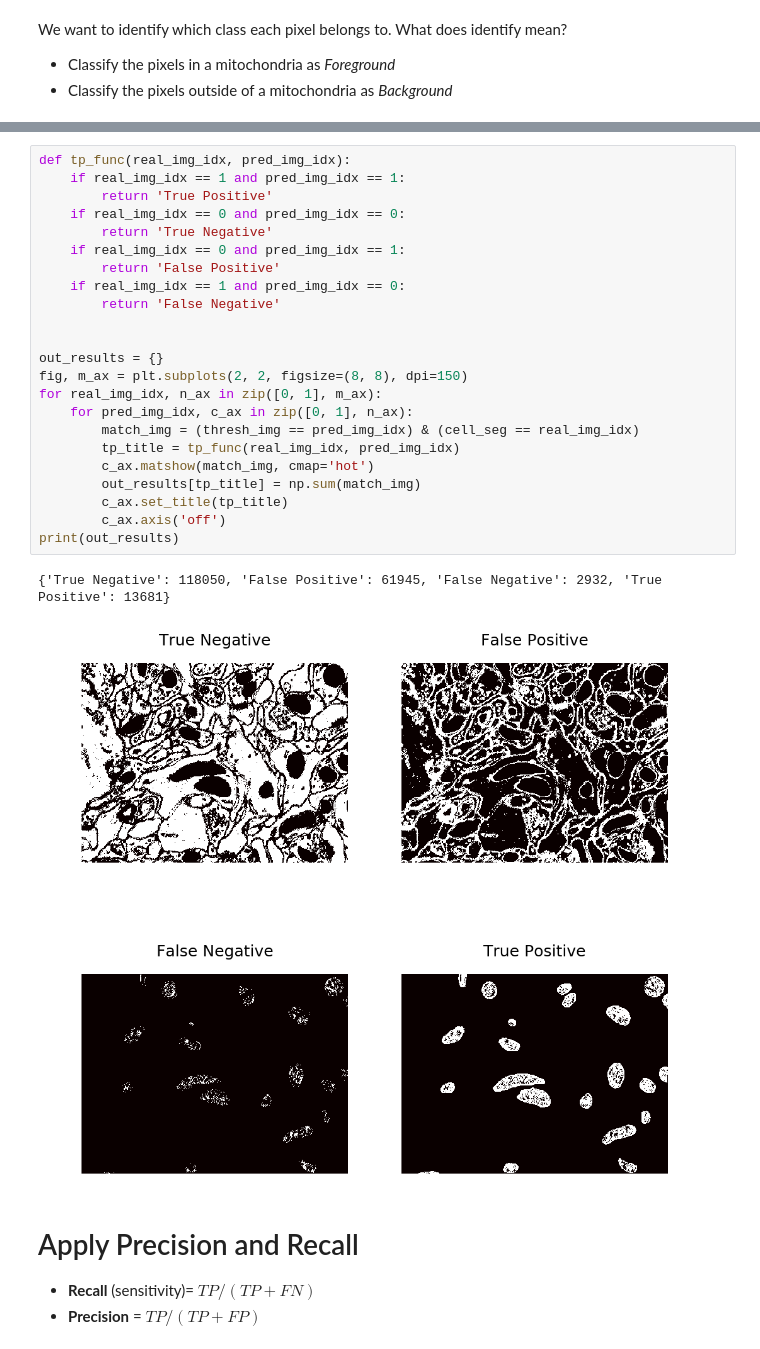
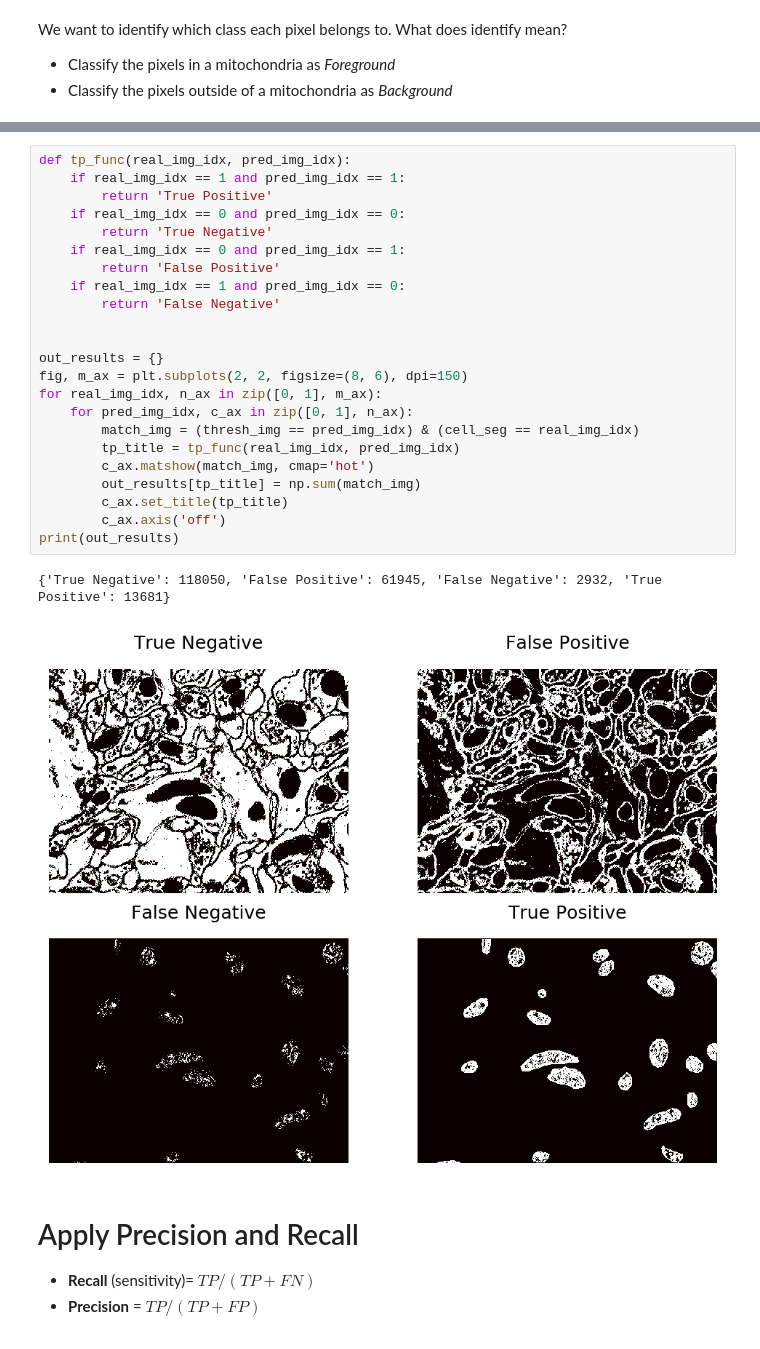
Before and after one commit to kmader/Quantitative-Big-Imaging-2019, a Jupyter notebook: Lectures/04-BasicSegmentation_Part2.ipynb, the cells around one changed output, grey strips where cells are left out. Drawn from its saved outputs; the diff is of its cells as text.

```diff
--- a/Lectures/04-BasicSegmentation_Part2.ipynb
+++ b/Lectures/04-BasicSegmentation_Part2.ipynb
@@ -58,29 +64,29 @@ Text(0.5, 1.0, 'Mitochondria Labels')
 # %%
 def tp_func(real_img_idx, pred_img_idx):
     if real_img_idx == 1 and pred_img_idx == 1:
         return 'True Positive'
     if real_img_idx == 0 and pred_img_idx == 0:
         return 'True Negative'
     if real_img_idx == 0 and pred_img_idx == 1:
         return 'False Positive'
     if real_img_idx == 1 and pred_img_idx == 0:
         return 'False Negative'
 
 
 out_results = {}
-fig, m_ax = plt.subplots(2, 2, figsize=(8, 8), dpi=150)
+fig, m_ax = plt.subplots(2, 2, figsize=(8, 6), dpi=150)
 for real_img_idx, n_ax in zip([0, 1], m_ax):
     for pred_img_idx, c_ax in zip([0, 1], n_ax):
         match_img = (thresh_img == pred_img_idx) & (cell_seg == real_img_idx)
         tp_title = tp_func(real_img_idx, pred_img_idx)
         c_ax.matshow(match_img, cmap='hot')
         out_results[tp_title] = np.sum(match_img)
         c_ax.set_title(tp_title)
         c_ax.axis('off')
 print(out_results)
 # %% [output]
 {'True Negative': 118050, 'False Positive': 61945, 'False Negative': 2932, 'True Positive': 13681}
-[figure, old version]
+[figure, new version]
 # %% [markdown]
 # Apply Precision and Recall
 
```
Also changed, not shown: parts of 10 cells of this notebook.
